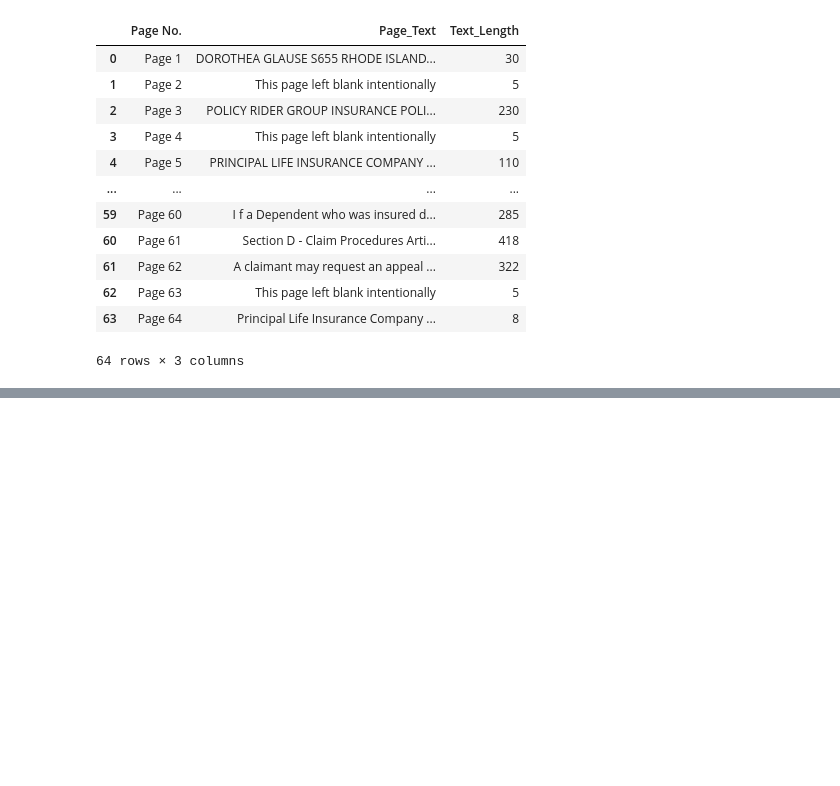
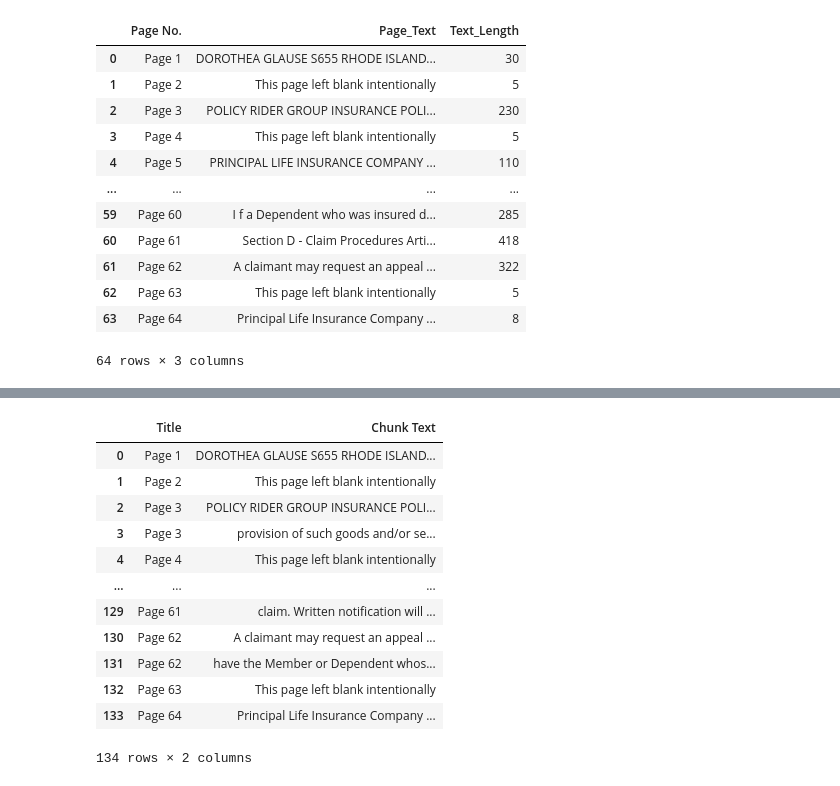
Before and after one commit to ashitajain/HelpMate_AI, a Jupyter notebook: Mr.HelpMate AI.ipynb, the cells around one changed output, grey strips where cells are left out. Saved outputs shown, nothing was run; the diff lists cells and outputs as text; code cells hidden in the pictures; blank space fills up the shorter version.

```diff
--- a/Mr.HelpMate AI.ipynb
+++ b/Mr.HelpMate AI.ipynb
@@ -263,15 +262,5 @@ dtype: object
 # %%
 # Iterating over all page titles to create the final df with individual chunks
-page_titles = ["The Shawshank Redemption", "The Dark Knight", "Pulp Fiction", "The Godfather", "Goodfellas"]
-
-all_dfs = []
-
-for title in page_titles:
-    df = process_page(title)
-    if df is not None:
-        all_dfs.append(df)
-
-
-fixed_chunk_df = pd.concat(all_dfs, ignore_index=True)
-fixed_chunk_df
+page_nos = insurance_pdfs_data[["Page No."]]
+page_nos
 # %% [output]
@@ -278,0 +307,20 @@ NameError: name 'process_page' is not defined
+# %%
+def process_page(page_no):
+    page = insurance_pdfs_data[insurance_pdfs_data['Page No.'] == page_no].Page_Text.values[0]
+    if page is not None:
+
+        chunk_size = 1000  # Set your desired chunk size (in characters)
+
+        text_chunks = split_text_into_chunks(page, chunk_size)
+
+        # Create a DataFrame to store the chunks and page title
+        data = {'Title': [], 'Chunk Text': []}
+
+        for idx, chunk in enumerate(text_chunks):
+            data['Title'].append(page_no)
+            data['Chunk Text'].append(chunk)
+        return pd.DataFrame(data)
+# %%
+# Iterating over all page titles to create the final df with individual chunks
+page_nos = insurance_pdfs_data['Page No.']
+page_nos
@@ -278,0 +342,23 @@ NameError: name 'process_page' is not defined
+# %%
+all_dfs = []
+for page_no in page_nos:
+    df = process_page(page_no)
+    if df is not None:
+        all_dfs.append(df)
+
+fixed_chunk_df = pd.concat(all_dfs, ignore_index=True)
+fixed_chunk_df
+# %% [output]
+|  | Title | Chunk Text |
+| 0 | Page 1 | DOROTHEA GLAUSE S655 RHODE ISLAND... |
+| 1 | Page 2 | This page left blank intentionally |
+| 2 | Page 3 | POLICY RIDER GROUP INSURANCE POLI... |
+| 3 | Page 3 | provision of such goods and/or se... |
+| 4 | Page 4 | This page left blank intentionally |
+| ... | ... | ... |
+| 129 | Page 61 | claim. Written notification will ... |
+| 130 | Page 62 | A claimant may request an appeal ... |
+| 131 | Page 62 | have the Member or Dependent whos... |
+| 132 | Page 63 | This page left blank intentionally |
+| 133 | Page 64 | Principal Life Insurance Company ... |
+134 rows × 2 columns
```
Also changed, not shown: parts of 5 cells of this notebook.
